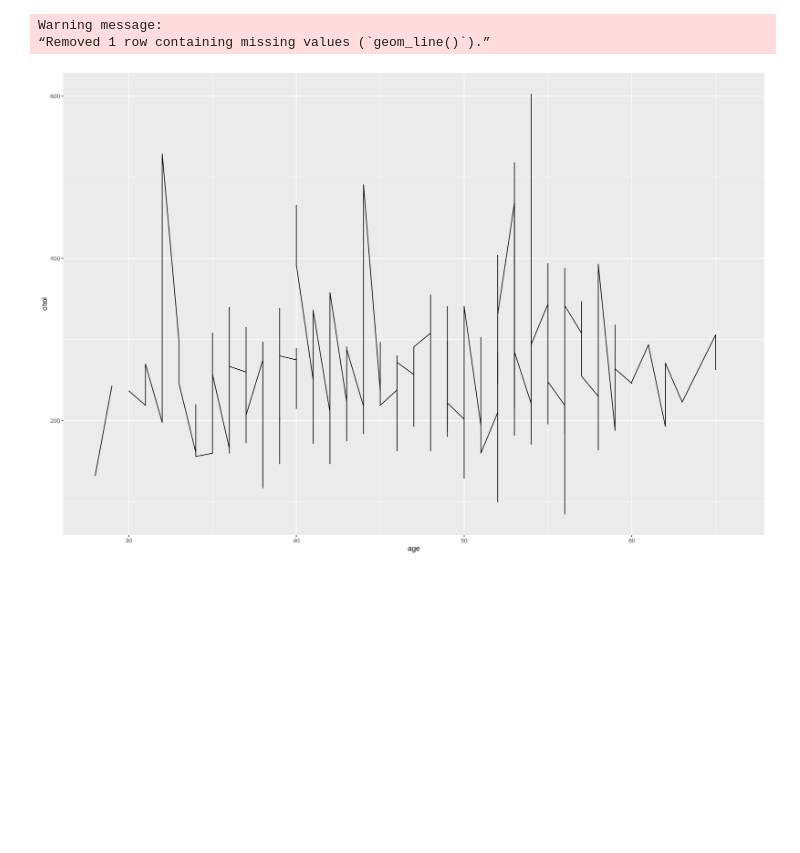
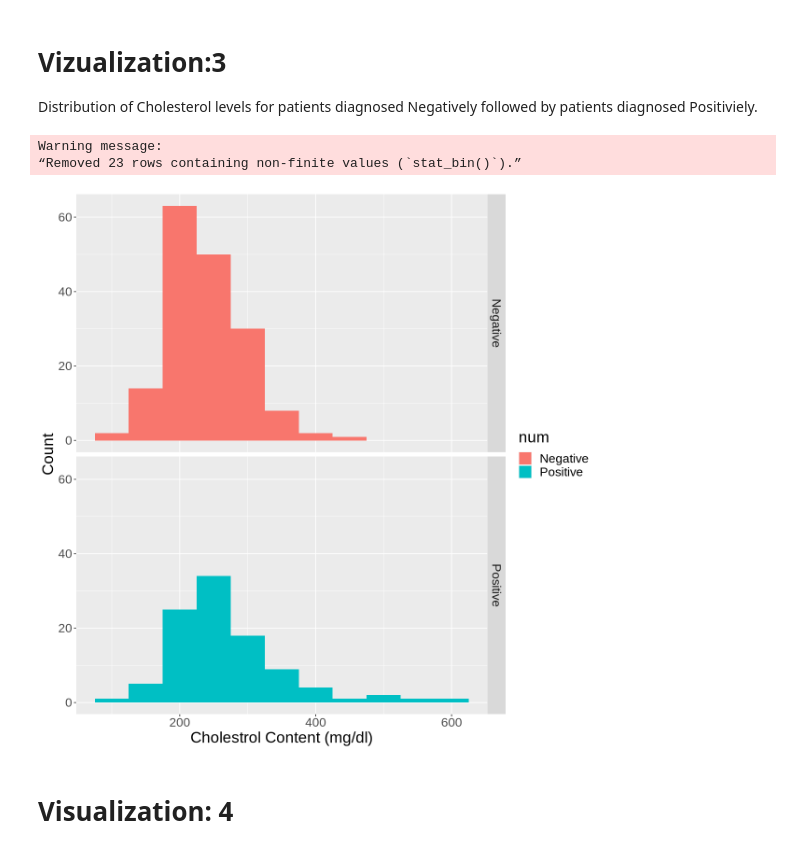
Before and after one commit to szulkifl/dsci-data-analysis-project-44, a Jupyter notebook: project_proposal.ipynb, the cells around one changed output. Saved outputs shown, nothing was run; the diff lists cells and outputs as text; code cells hidden in the pictures; blank space fills up the shorter version.

```diff
--- a/project_proposal.ipynb
+++ b/project_proposal.ipynb
@@ -27,9 +9,9 @@ The following objects are masked from ‘package:dplyr’:
 url <- "https://raw.githubusercontent.com/szulkifl/dsci-data-analysis-project-44/main/processed.hungarian.data.txt"
 hungarian_data <- read_csv(url, col_names= c("age", "sex", "cp", "trestbps",
                                              "chol", "fbs", "restecg", "thalac", "exang", "oldpeak",
-                                             "slope", "ca", "thal", "num" )) |>
+                                             "slope", "ca", "thal", "num" ),
+                          show_col_types = FALSE) |>
                                              mutate(across(where(is.character), ~na_if(.x, "?"))) |>
-                                             select(age,sex,trestbps,chol,restecg,thalac,exang,oldpeak,num) |>
                                              mutate(trestbps = as.numeric(trestbps),
                                                     chol = as.numeric(chol),
                                                     restecg = as.numeric(restecg),
@@ -62,12 +112,20 @@ A tibble: 294 × 9
+# %% [markdown]
+# Vizualization:3
+Distribution of Cholesterol levels for patients diagnosed Negatively followed by patients diagnosed Positiviely.
 # %%
-options(repr.plot.width = 15, repr.plot.height = 10)
-hist_visualiz <- hungarian_data |>
+options(repr.plot.width = 10, repr.plot.height = 10)
+hist_visualiz_chol <- hungarian_data |>
                  arrange(desc(age))  |>
-                 ggplot(aes(x = age, y = chol)) +
-                 geom_line()
+                 ggplot(aes(x = chol, fill = num)) +
+                 geom_histogram(binwidth = 50) +
+                 facet_grid(rows = vars(num)) +
+                 labs(x = "Cholestrol Content (mg/dl)", y = "Count", color = "Diagnosis") +
+                 theme(text = element_text(size = 20))
 
-hist_visualiz
+hist_visualiz_chol
 # %% [output]
 Warning message:
-“Removed 1 row containing missing values (`geom_line()`).”
+“Removed 23 rows containing non-finite values (`stat_bin()`).”
-[figure, old version]
+[figure, new version]
+# %% [markdown]
+# Visualization: 4
```
Also changed, not shown: parts of 10 cells of this notebook.
